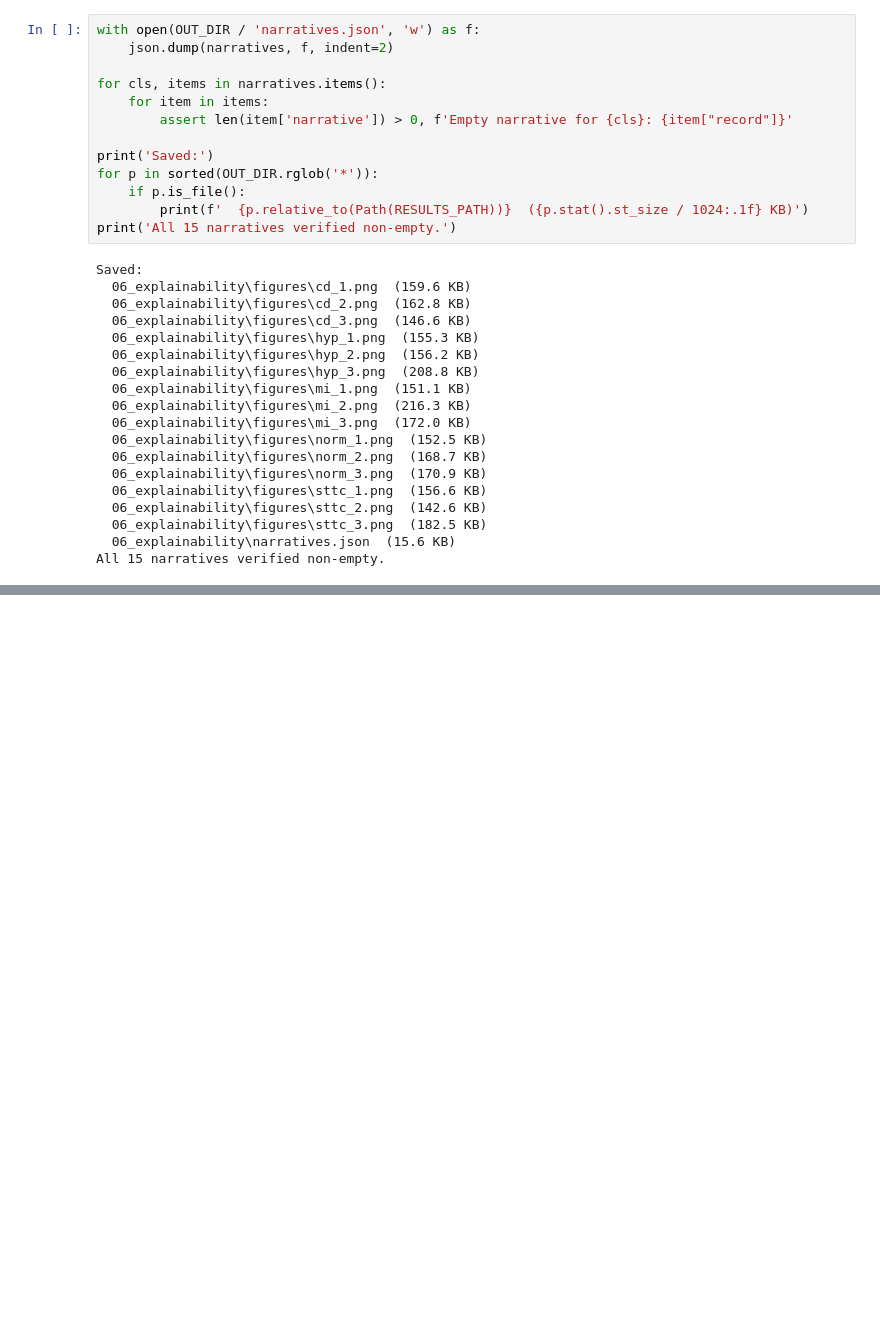
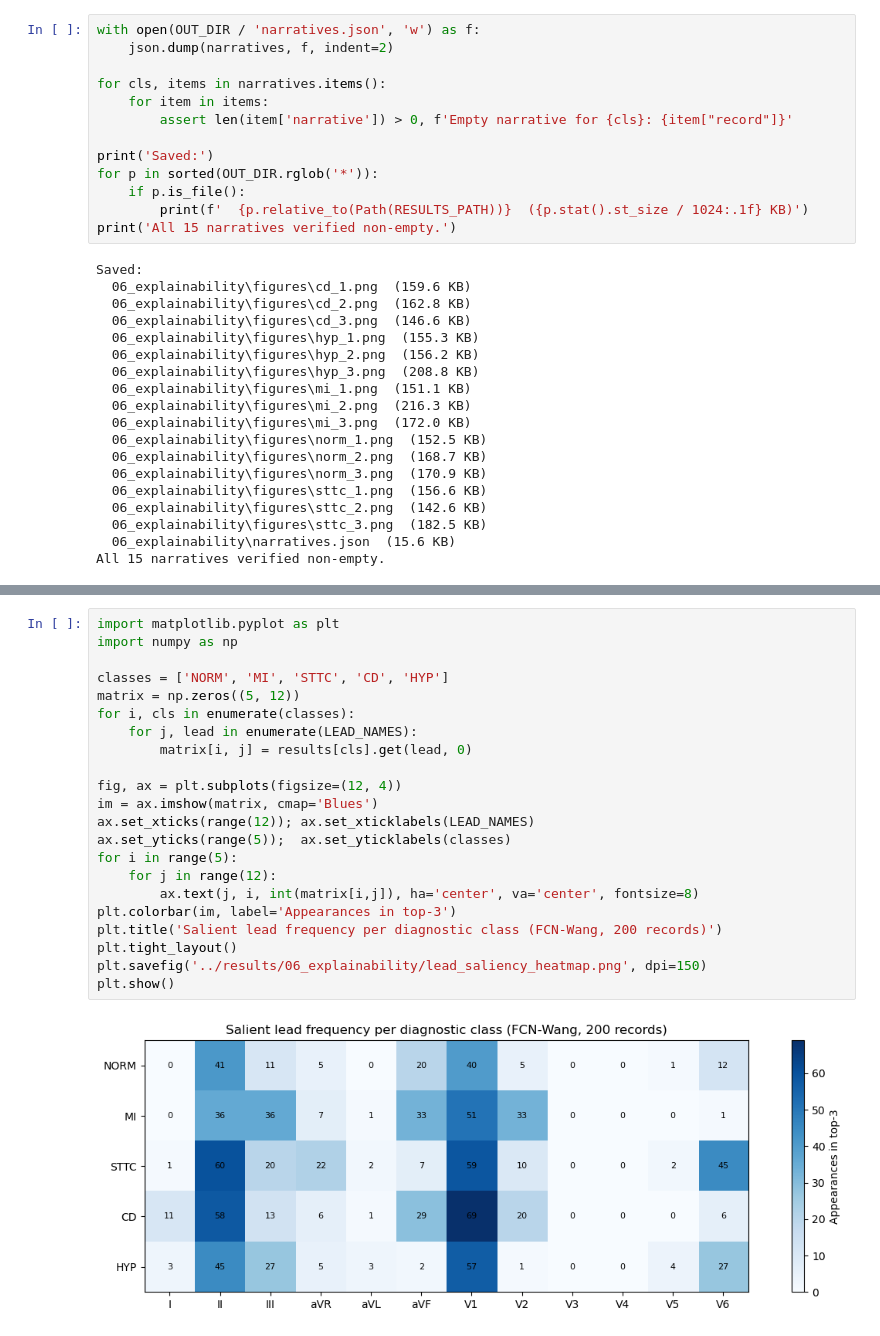
Before and after one commit to teodora-taleska/biosignal-xai, a Jupyter notebook: notebooks/06_explainability.ipynb, the cells around one changed output, grey strips where cells are left out. Saved outputs shown, nothing was run; the diff lists cells and outputs as text; blank space fills up the shorter version.

```diff
--- a/notebooks/06_explainability.ipynb
+++ b/notebooks/06_explainability.ipynb
@@ -473,0 +536,24 @@ All 15 narratives verified non-empty.
+# %%
+import matplotlib.pyplot as plt
+import numpy as np
+
+classes = ['NORM', 'MI', 'STTC', 'CD', 'HYP']
+matrix = np.zeros((5, 12))
+for i, cls in enumerate(classes):
+    for j, lead in enumerate(LEAD_NAMES):
+        matrix[i, j] = results[cls].get(lead, 0)
+
+fig, ax = plt.subplots(figsize=(12, 4))
+im = ax.imshow(matrix, cmap='Blues')
+ax.set_xticks(range(12)); ax.set_xticklabels(LEAD_NAMES)
+ax.set_yticks(range(5));  ax.set_yticklabels(classes)
+for i in range(5):
+    for j in range(12):
+        ax.text(j, i, int(matrix[i,j]), ha='center', va='center', fontsize=8)
+plt.colorbar(im, label='Appearances in top-3')
+plt.title('Salient lead frequency per diagnostic class (FCN-Wang, 200 records)')
+plt.tight_layout()
+plt.savefig('../results/06_explainability/lead_saliency_heatmap.png', dpi=150)
+plt.show()
+# %% [output]
+[figure, added]
```
Also changed, not shown: parts of 1 cell of this notebook, 2 other files.
